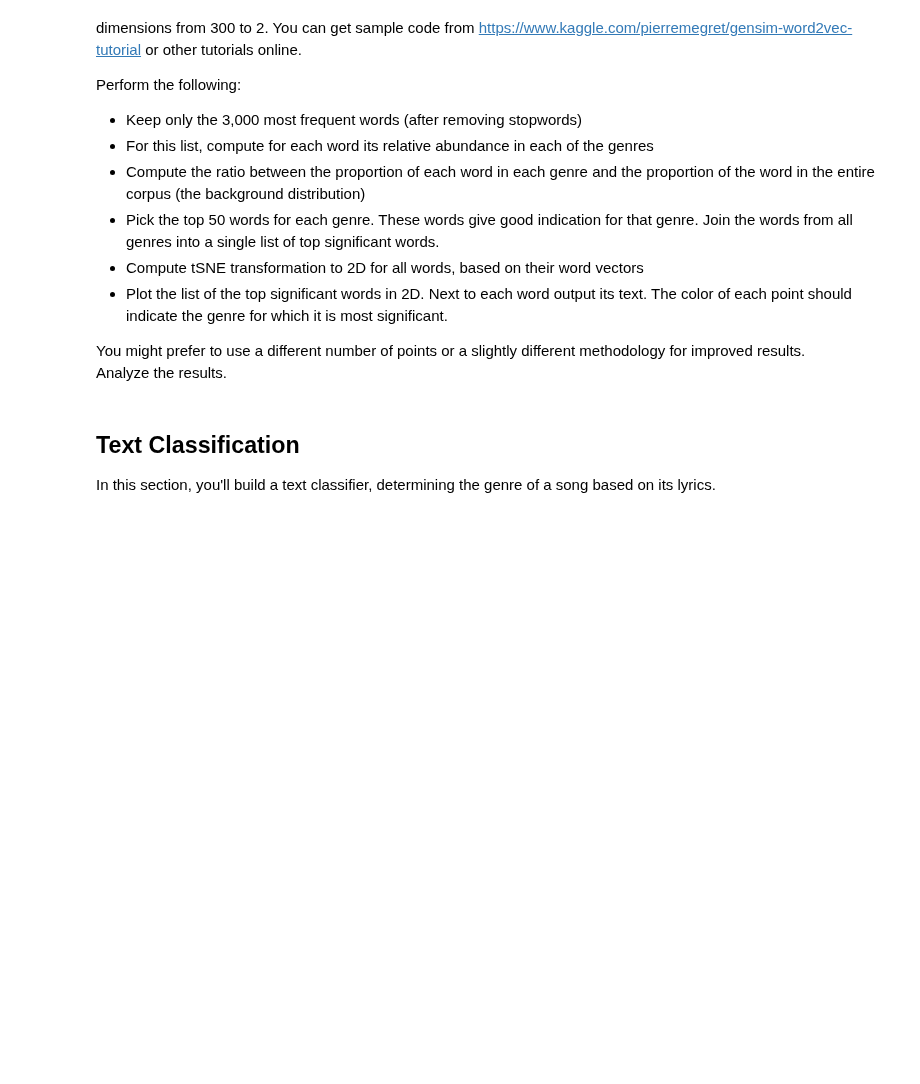
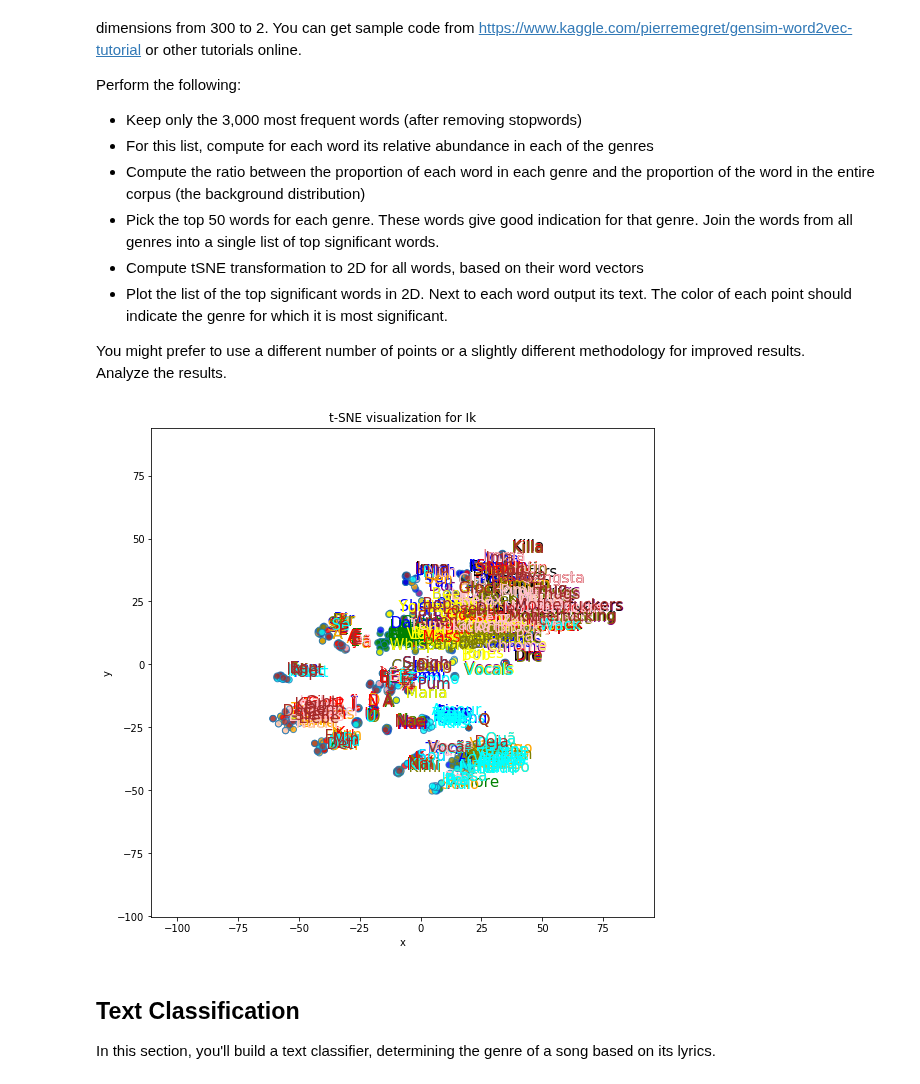
Before and after one commit to gabibu/deeplearnning, a Jupyter notebook: DL_word_embedding_assignment.ipynb, the cells around one changed output. Cells and saved outputs as stored; diff of their text form; code cells hidden in the pictures; blank space fills up the shorter version.

```diff
--- a/DL_word_embedding_assignment.ipynb
+++ b/DL_word_embedding_assignment.ipynb
@@ -479,3 +577,48 @@ Analyze the results.
+# %%
+geners = lyrics_df['genre'].unique()
+word_gener_counter = np.zeros(shape=(3000, len(geners)))
+word_total_counter = np.zeros(len(geners))
+word_index = {word: index for index, (word,counter) in enumerate(top_words)}
+index_word = {index:word for index, (word,counter) in enumerate(top_words)}
+
+genere_index = {genere: index for index, genere in enumerate(geners)}
+index_genere = {index:genere  for index, genere in enumerate(geners)}
+
+for index, row in lyrics_df.iterrows():
+    genre = row['genre']
+    words = row['clean_lyrics']
+
+    current_genere_index = genere_index[genre]
+
+
+    for word in words:
+        if word in word_index:
+            word_total_counter[current_genere_index] += 1
+            current_word_index = word_index[word]
+            word_gener_counter[current_word_index][current_genere_index]  += 1
+# %%
+ratios = word_gener_counter / word_total_counter.reshape(12)
+(ratios[1, 10],word_gener_counter[1, 10]/ word_total_counter[10])
+
+ratios_sorted = np.argsort(ratios, axis=0, kind='quicksort')
+top_ineces = ratios_sorted[0:50, :]
+
+
+ratios = word_gener_counter / word_total_counter.reshape(12)
+(ratios[1, 10],word_gener_counter[1, 10]/ word_total_counter[10])
+genget_top_words = {}
+for row in top_ineces:
+    for column, val in enumerate(row):
+        genre = index_genere[column]
+        if genre not in genget_top_words:
+            genget_top_words[genre] = []
+
+        word = index_word[val]
+        genget_top_words[genre].append(word)
+# %%
+tsnescatterplot(wevec_model, genget_top_words)
+# %% [output]
+[figure, added]
 # %% [markdown]
 ## Text Classification
 In this section, you'll build a text classifier, determining the genre of a song based on its lyrics.
```
Also changed, not shown: parts of 32 cells of this notebook.
